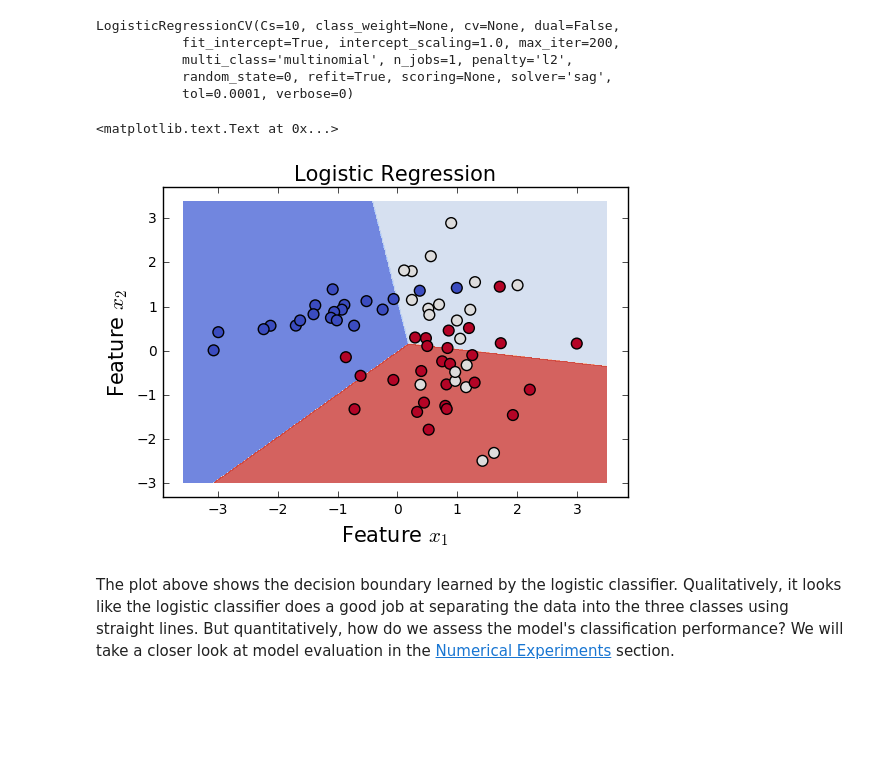
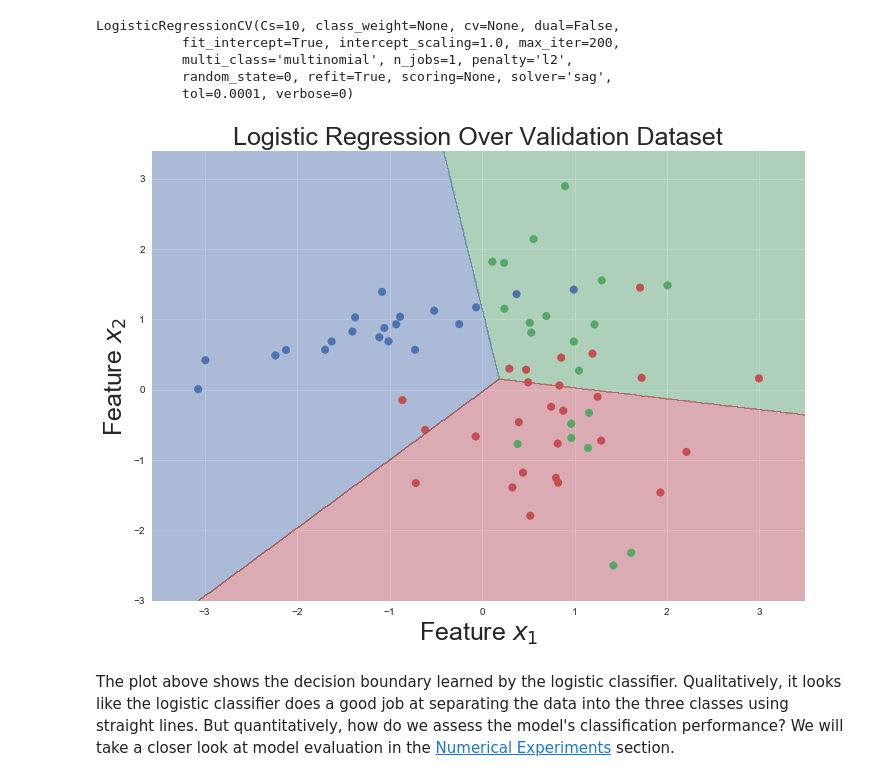
Before and after one commit to vuptran/introduction-to-neural-networks, a Jupyter notebook: intro_neural_network.ipynb, the cells around one changed output. Cells and saved outputs as stored; diff of their text form; code cells hidden in the pictures; blank space fills up the shorter version.

```diff
--- a/intro_neural_network.ipynb
+++ b/intro_neural_network.ipynb
@@ -19,17 +19,17 @@ We hope that this tutorial supplements your understanding of deep learning and e
 **Acknowledgment** - we build upon and expand the tutorials previously made available [here](http://www.wildml.com/2015/09/implementing-a-neural-network-from-scratch) and [here](http://cs231n.github.io/neural-networks-case-study/). The reader is encouraged to explore more online resources related to neural networks and deep learning in the [Further Reading](#Further-Reading) section.
 # %%
 # Package imports
-import matplotlib
 import matplotlib.pyplot as plt
+from matplotlib.colors import ListedColormap
+import seaborn as sns
+sns.set()
+sns.set_style('darkgrid')
 import numpy as np
 from sklearn.datasets import make_classification
 from sklearn.linear_model import LogisticRegressionCV
 from sklearn.model_selection import train_test_split
 from sklearn.metrics import classification_report
 from itertools import chain
-
-# Display plots inline
-%matplotlib inline
 # %% [markdown]
 ## 1. Generate Dataset
 
@@ -42,8 +42,15 @@ X, y = make_classification(n_samples=200, n_features=2, n_informative=2,
 
 # Split the dataset into training and validation segments
 X, X_val, y, y_val = train_test_split(X, y, test_size=0.33, random_state=1234)
-plt.scatter(X[:, 0], X[:, 1], s=60, c=y, cmap=plt.cm.coolwarm)
-plt.xlabel('Feature $x_1$', fontsize=15)
-plt.ylabel('Feature $x_2$', fontsize=15)
-plt.title("2D Multi-Classification Dataset", fontsize=15)
+# Define our color palette
+palette = sns.color_palette('deep', 3)
+colormap = ListedColormap(palette) # colormap follows the BGR palette
+# Plot training dataset
+plt.rcParams['figure.figsize']=(11.7, 8.27)
+fontsize = 25
+plt.scatter(X[:, 0], X[:, 1], s=60, c=y, cmap=colormap)
+plt.xlabel('Feature $x_1$', fontsize=fontsize)
+plt.ylabel('Feature $x_2$', fontsize=fontsize)
+plt.title('2D Multi-Classification Training Dataset', fontsize=fontsize)
+plt.show()
 # %% [output]
@@ -75,40 +81,40 @@ LogisticRegressionCV(Cs=10, class_weight=None, cv=None, dual=False,
 # %%
 def plot_decision_boundary(pred_func):
     """
     Helper function to plot the decision boundary as a contour plot.
 
     Argument
     --------
     pred_func : function that takes a trained model's parameters (weights)
-        and produces an output vector of predicted class labels
+        and produces an output vector of predicted class labels over a dataset
     """
 
     # Set min and max values and give it some padding
     x_min, x_max = X_val[:, 0].min() - 0.5, X_val[:, 0].max() + 0.5
     y_min, y_max = X_val[:, 1].min() - 0.5, X_val[:, 1].max() + 0.5
     h = 0.01
     # Generate a grid of points with distance h between them
     xx, yy = np.meshgrid(np.arange(x_min, x_max, h),
                          np.arange(y_min, y_max, h))
     # Plot the function decision boundary. For that, we will assign
     # a color to each point in the mesh [x_min, x_max] by [y_min, y_max].
     Z = pred_func(np.c_[xx.ravel(), yy.ravel()])
     Z = Z.reshape(xx.shape)
     # Plot the contour and training examples
-    plt.contourf(xx, yy, Z, cmap=plt.cm.coolwarm, alpha=0.8)
-    plt.scatter(X_val[:, 0], X_val[:, 1], s=60, c=y_val, cmap=plt.cm.coolwarm)
+    plt.contourf(xx, yy, Z, cmap=colormap, alpha=0.4)
+    plt.scatter(X_val[:, 0], X_val[:, 1], s=60, c=y_val, cmap=colormap)
 
 # Plot the decision boundary.
-# First define the prediction function, which takes a trained model's weights (or parameters)
-# to produce an output vector of predicted integer classes
+# First define the prediction function, which takes a trained model's weights (parameters)
+# to produce an output vector of predicted integer classes over a dataset
 pred_func = lambda x: clf.predict(x)
 plot_decision_boundary(pred_func)
-plt.xlabel('Feature $x_1$', fontsize=15)
-plt.ylabel('Feature $x_2$', fontsize=15)
-plt.title("Logistic Regression", fontsize=15)
+plt.xlabel('Feature $x_1$', fontsize=fontsize)
+plt.ylabel('Feature $x_2$', fontsize=fontsize)
+plt.title('Logistic Regression Over Validation Dataset', fontsize=fontsize)
+plt.show()
 # %% [output]
-<matplotlib.text.Text at 0x...>
-[figure, old version]
+[figure, new version]
 # %% [markdown]
 The plot above shows the decision boundary learned by the logistic classifier. Qualitatively, it looks like the logistic classifier does a good job at separating the data into the three classes using straight lines. But quantitatively, how do we assess the model's classification performance? We will take a closer look at model evaluation in the [Numerical Experiments](#4.-Numerical-Experiments) section.
 # %% [markdown]
```
Also changed, not shown: parts of 24 cells of this notebook, 3 other files.
